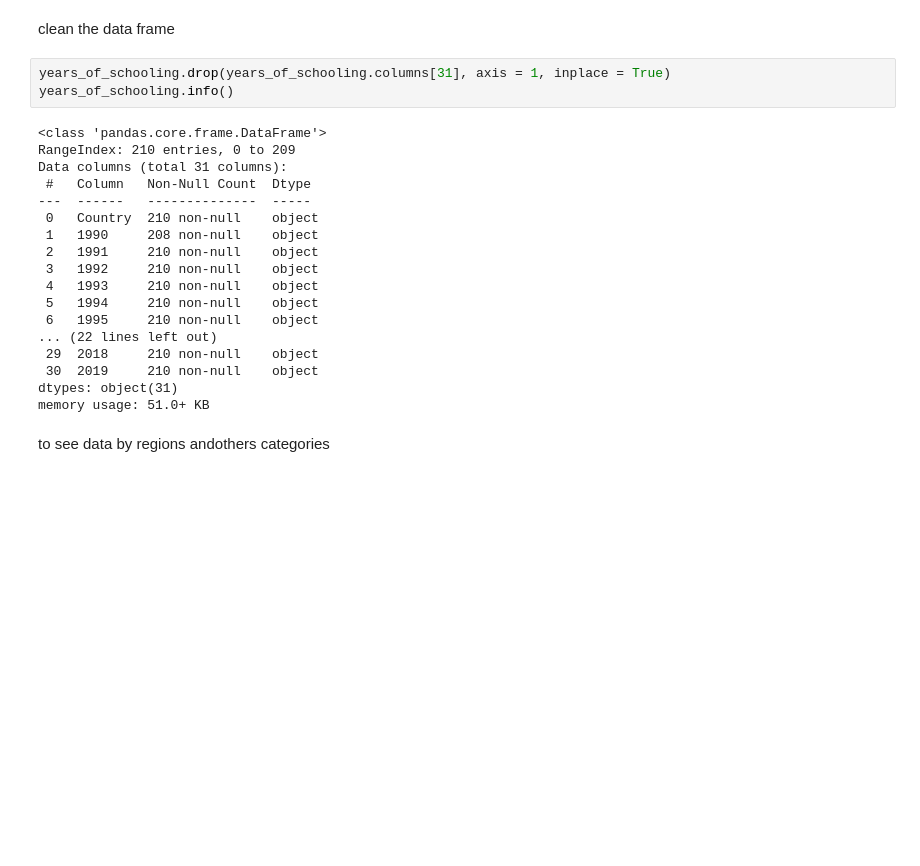
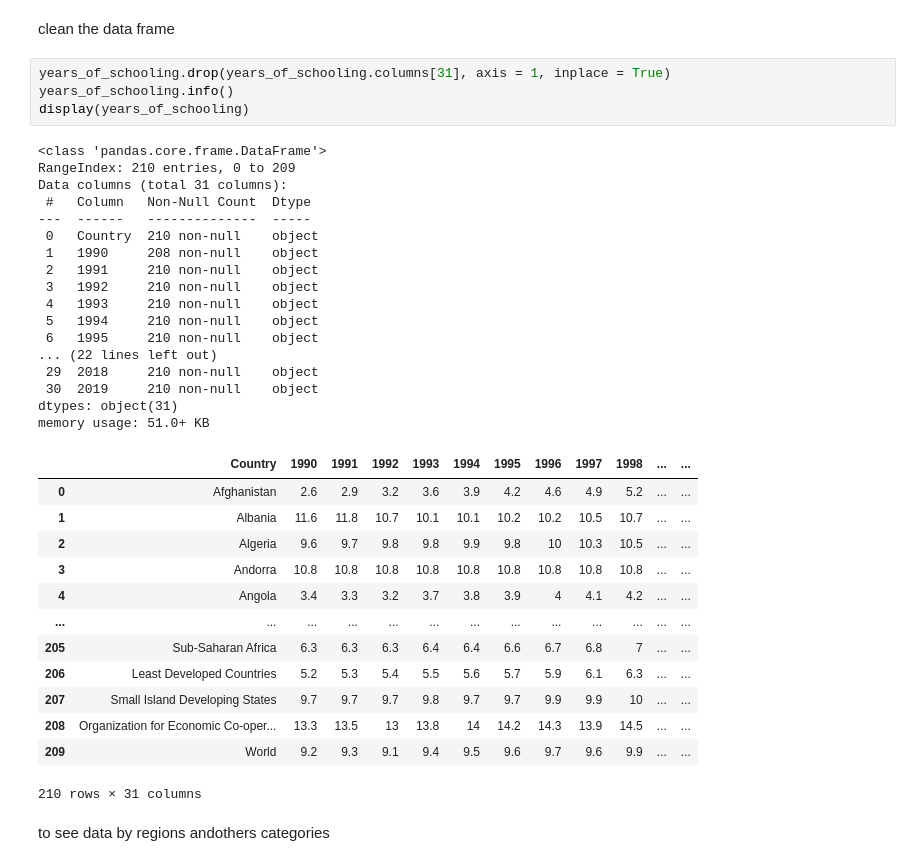
Before and after one commit to mara-ber/programing_for_data, a Jupyter notebook: project - education.ipynb, the cells around one changed output. Cells and saved outputs as stored; diff of their text form; blank space fills up the shorter version.

```diff
--- a/project - education.ipynb
+++ b/project - education.ipynb
@@ -29,24 +34,38 @@ clean the data frame
 # %%
 years_of_schooling.drop(years_of_schooling.columns[31], axis = 1, inplace = True)
 years_of_schooling.info()
+display(years_of_schooling)
 # %% [output]
 <class 'pandas.core.frame.DataFrame'>
 RangeIndex: 210 entries, 0 to 209
 Data columns (total 31 columns):
  #   Column   Non-Null Count  Dtype
 ---  ------   --------------  -----
  0   Country  210 non-null    object
  1   1990     208 non-null    object
  2   1991     210 non-null    object
  3   1992     210 non-null    object
  4   1993     210 non-null    object
  5   1994     210 non-null    object
  6   1995     210 non-null    object
 ... (22 lines left out)
  29  2018     210 non-null    object
  30  2019     210 non-null    object
 dtypes: object(31)
 memory usage: 51.0+ KB
+|  | Country | 1990 | 1991 | 1992 | 1993 | 1994 | 1995 | 1996 | 1997 | 1998 | ... | ... |
+| 0 | Afghanistan | 2.6 | 2.9 | 3.2 | 3.6 | 3.9 | 4.2 | 4.6 | 4.9 | 5.2 | ... | ... |
+| 1 | Albania | 11.6 | 11.8 | 10.7 | 10.1 | 10.1 | 10.2 | 10.2 | 10.5 | 10.7 | ... | ... |
+| 2 | Algeria | 9.6 | 9.7 | 9.8 | 9.8 | 9.9 | 9.8 | 10 | 10.3 | 10.5 | ... | ... |
+| 3 | Andorra | 10.8 | 10.8 | 10.8 | 10.8 | 10.8 | 10.8 | 10.8 | 10.8 | 10.8 | ... | ... |
+| 4 | Angola | 3.4 | 3.3 | 3.2 | 3.7 | 3.8 | 3.9 | 4 | 4.1 | 4.2 | ... | ... |
+| ... | ... | ... | ... | ... | ... | ... | ... | ... | ... | ... | ... | ... |
+| 205 | Sub-Saharan Africa | 6.3 | 6.3 | 6.3 | 6.4 | 6.4 | 6.6 | 6.7 | 6.8 | 7 | ... | ... |
+| 206 | Least Developed Countries | 5.2 | 5.3 | 5.4 | 5.5 | 5.6 | 5.7 | 5.9 | 6.1 | 6.3 | ... | ... |
+| 207 | Small Island Developing States | 9.7 | 9.7 | 9.7 | 9.8 | 9.7 | 9.7 | 9.9 | 9.9 | 10 | ... | ... |
+| 208 | Organization for Economic Co-oper... | 13.3 | 13.5 | 13 | 13.8 | 14 | 14.2 | 14.3 | 13.9 | 14.5 | ... | ... |
+| 209 | World | 9.2 | 9.3 | 9.1 | 9.4 | 9.5 | 9.6 | 9.7 | 9.6 | 9.9 | ... | ... |
+210 rows × 31 columns
 # %% [markdown]
 to see data by regions andothers categories
 # %%
```
Also changed, not shown: parts of 8 cells of this notebook.
